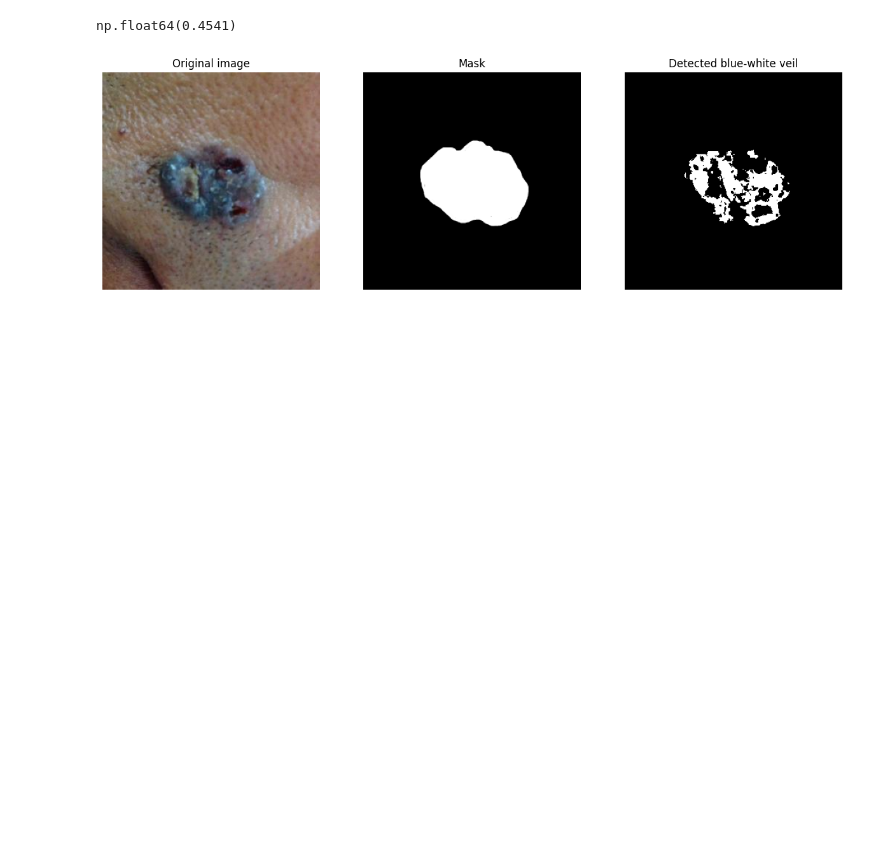
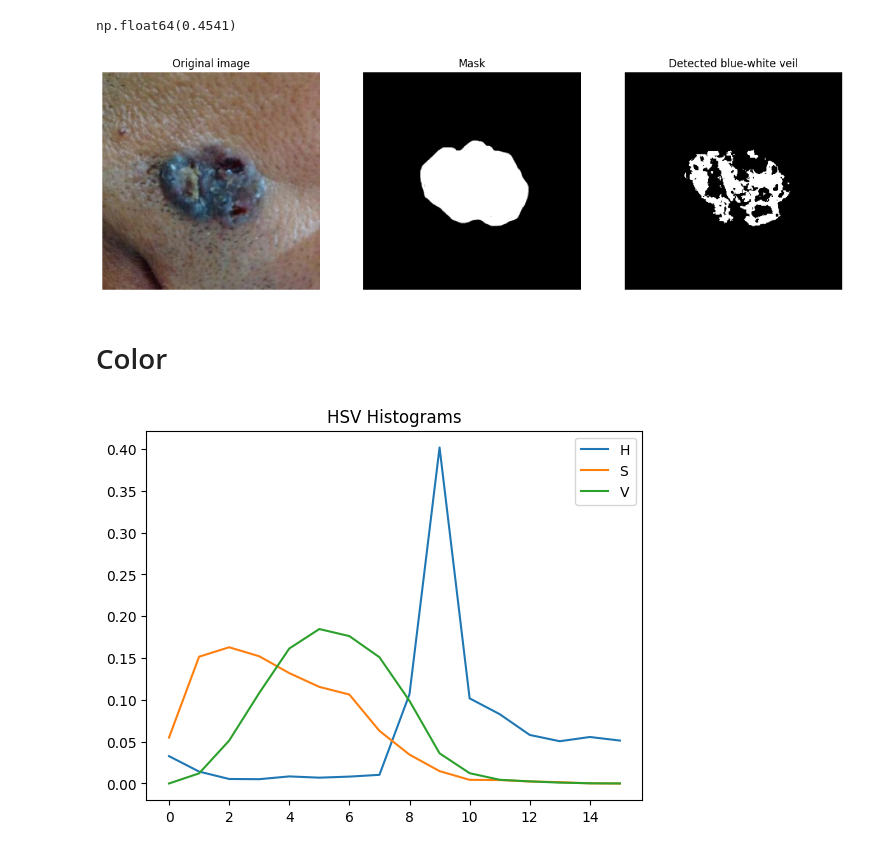
Before and after one commit to lucienavratilova/medical_imaging, a Jupyter notebook: features/feature_playground.ipynb, the cells around one changed output. Drawn from its saved outputs; the diff is of its cells as text; code cells hidden in the pictures; blank space fills up the shorter version.

Commit message:
feat: added color feature

```diff
--- a/features/feature_playground.ipynb
+++ b/features/feature_playground.ipynb
@@ -196,3 +196,39 @@ for ax in axes:
     ax.axis("off")
 # %% [output]
 [figure]
+# %% [markdown]
+# Color
+# %%
+image = cv2.imread("../data/images/PAT_67_104_695.png") # load the image
+mask = cv2.imread("../data/masks/PAT_67_104_695_mask.png", cv2.IMREAD_GRAYSCALE)
+# crop the image according to the image mask
+cropped_image = cv2.bitwise_and(image, image, mask=mask)
+# convert the cropped image to HSV
+cropped_hsv = cv2.cvtColor(cropped_image, cv2.COLOR_BGR2HSV)
+# %%
+# compute histograms with 16 bins
+hist_h = cv2.calcHist([cropped_hsv], [0], mask, [16], [0, 180]) # hue channel
+hist_s = cv2.calcHist([cropped_hsv], [1], mask, [16], [0, 256]) # saturation channel
+hist_v = cv2.calcHist([cropped_hsv], [2], mask, [16], [0, 256]) # value channel
+
+# normalize
+hist_h = hist_h / (hist_h.sum())
+hist_s = hist_s / (hist_s.sum())
+hist_v = hist_v / (hist_v.sum())
+
+# flatten from column vectors to arrays
+hist_h = hist_h.flatten()
+hist_s = hist_s.flatten()
+hist_v = hist_v.flatten()
+
+# concatenate into one feature vector
+feature_vector = np.concatenate([hist_h, hist_s, hist_v])
+# %%
+plt.plot(hist_h, label="H")
+plt.plot(hist_s, label="S")
+plt.plot(hist_v, label="V")
+plt.legend()
+plt.title("HSV Histograms")
+plt.show()
+# %% [output]
+[figure, added]
```
Also changed, not shown: 1 other file.
